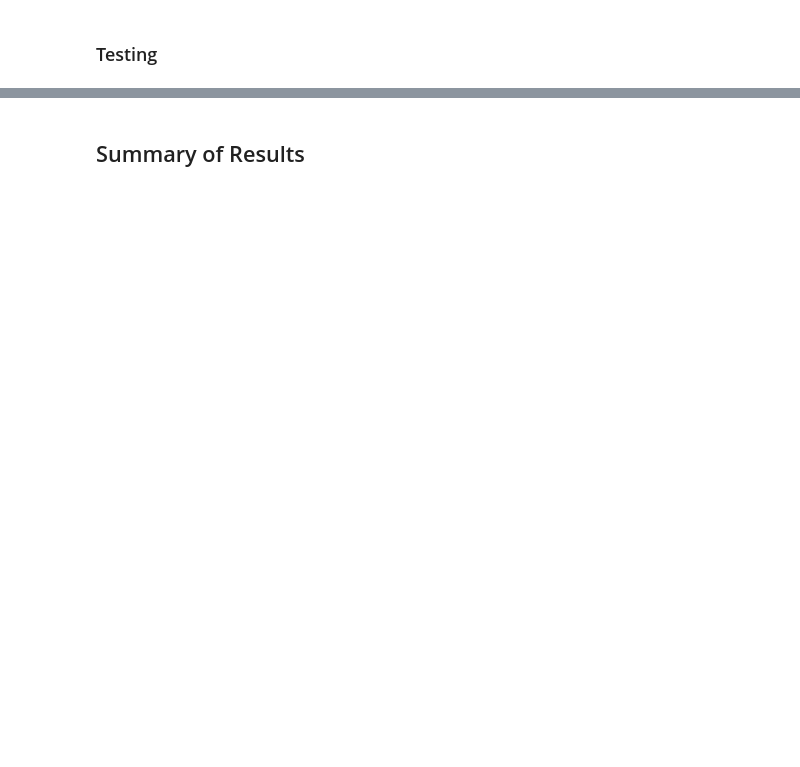
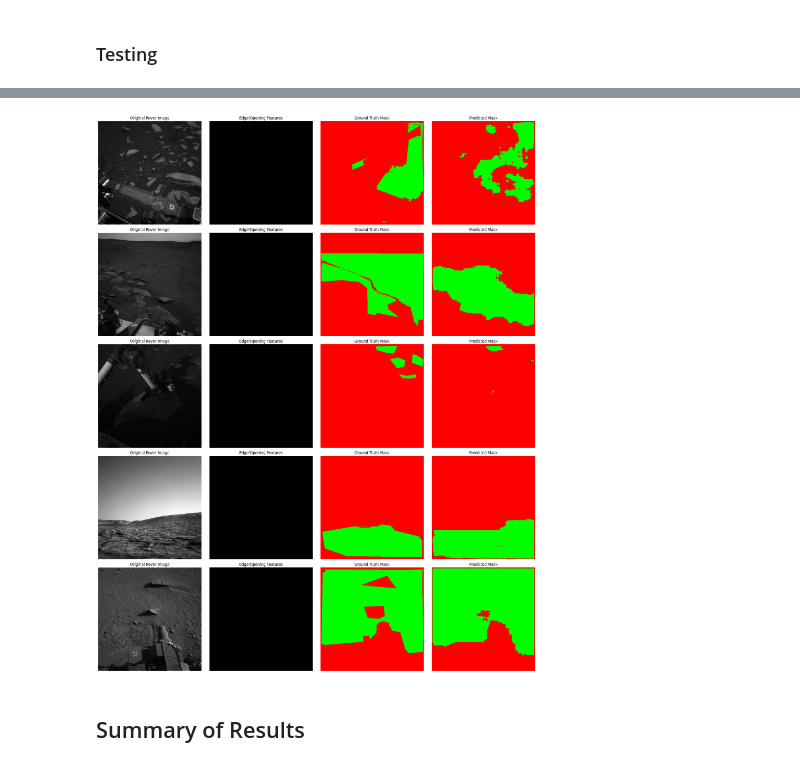
Before and after one commit to streklin/deep-learning-systems, a Jupyter notebook: modeling.ipynb, the cells around one changed output, grey strips where cells are left out. Saved outputs shown, nothing was run; the diff lists cells and outputs as text; code cells hidden in the pictures; blank space fills up the shorter version.

```diff
--- a/modeling.ipynb
+++ b/modeling.ipynb
@@ -984,4 +1121,6 @@ test_iou, test_dice = test_model(test_unet, aug_test_dataloader)
 # %%
-visualize_predictions(test_unet, aug_test_dataloader, num_images=3)
+visualize_mini_unet_predictions(test_unet, aug_test_dataloader, num_images=5)
+# %% [output]
+[figure, added]
 # %% [markdown]
 ## Summary of Results
```
Also changed, not shown: parts of 21 cells of this notebook, 3 other files.
